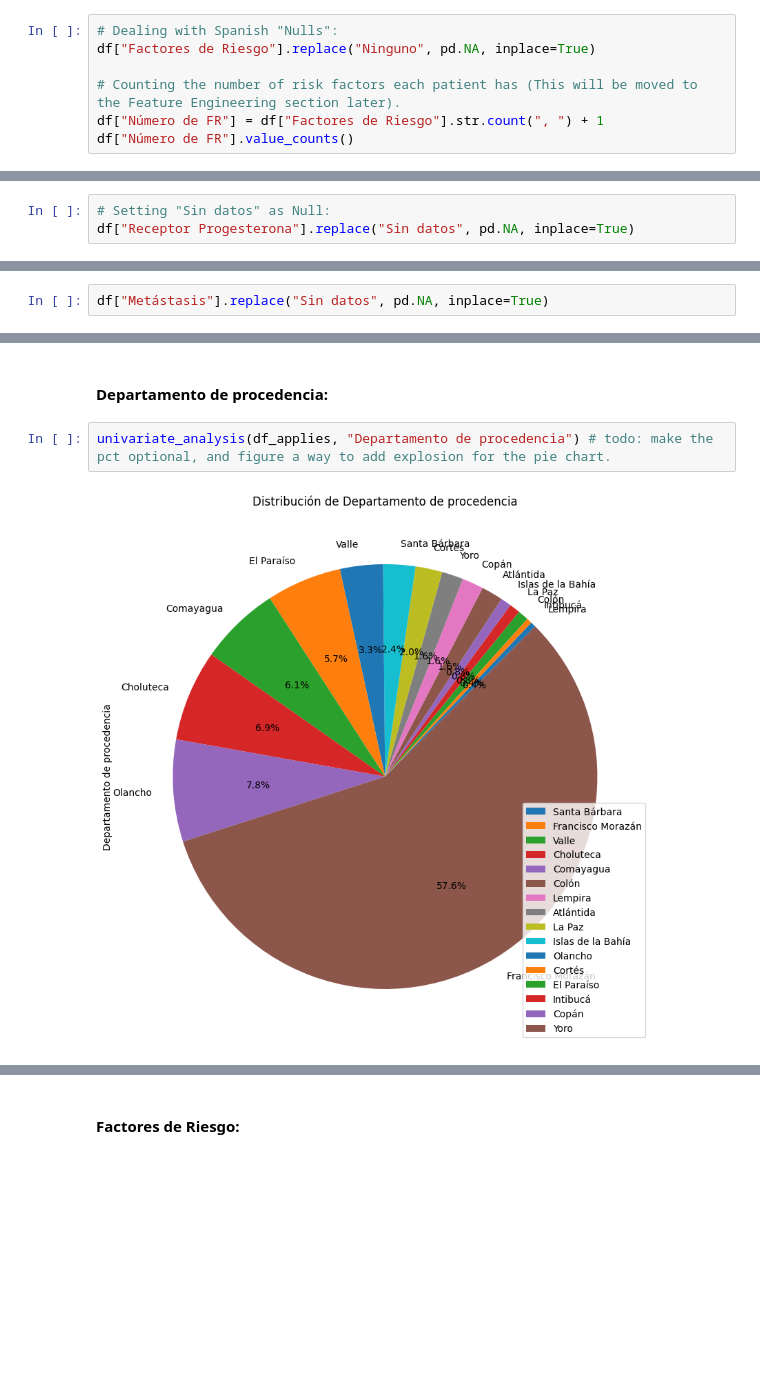
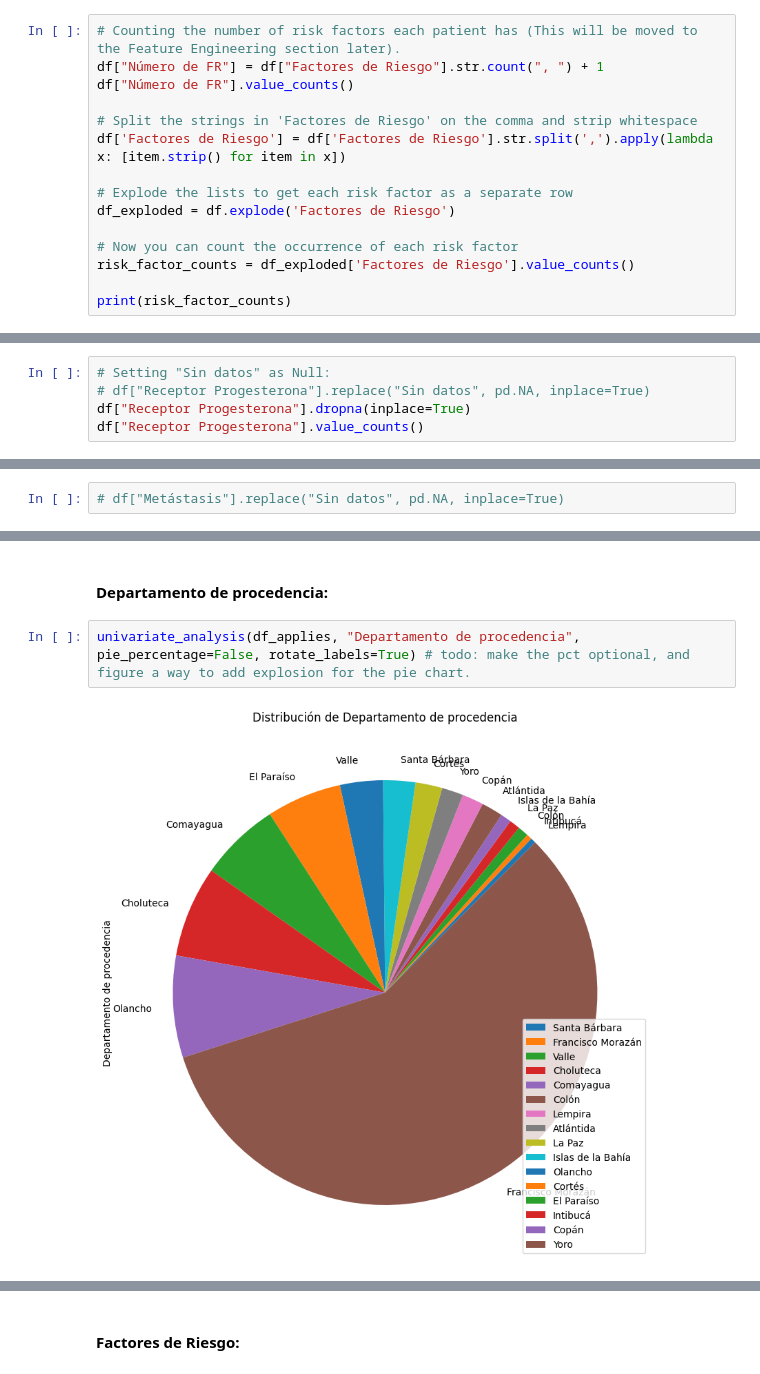
Before and after one commit to slesageq/Survivor_Analysis, a Jupyter notebook: analysis.ipynb, the cells around one changed output, grey strips where cells are left out. Drawn from its saved outputs; the diff is of its cells as text; blank space fills up the shorter version.

```diff
--- a/analysis.ipynb
+++ b/analysis.ipynb
@@ -226,8 +231,16 @@ También podrían ser codificados/vectorizados y guardados en un arreglo de np -
 # %%
-# Dealing with Spanish "Nulls":
-df["Factores de Riesgo"].replace("Ninguno", pd.NA, inplace=True)
-
 # Counting the number of risk factors each patient has (This will be moved to the Feature Engineering section later).
 df["Número de FR"] = df["Factores de Riesgo"].str.count(", ") + 1
 df["Número de FR"].value_counts()
+
+# Split the strings in 'Factores de Riesgo' on the comma and strip whitespace
+df['Factores de Riesgo'] = df['Factores de Riesgo'].str.split(',').apply(lambda x: [item.strip() for item in x])
+
+# Explode the lists to get each risk factor as a separate row
+df_exploded = df.explode('Factores de Riesgo')
+
+# Now you can count the occurrence of each risk factor
+risk_factor_counts = df_exploded['Factores de Riesgo'].value_counts()
+
+print(risk_factor_counts)
 # %% [output]
@@ -295,3 +331,5 @@ Name: Receptor Progesterona, dtype: int64
 # %%
 # Setting "Sin datos" as Null:
-df["Receptor Progesterona"].replace("Sin datos", pd.NA, inplace=True)
+# df["Receptor Progesterona"].replace("Sin datos", pd.NA, inplace=True)
+df["Receptor Progesterona"].dropna(inplace=True)
+df["Receptor Progesterona"].value_counts()
@@ -340,7 +382,7 @@ df["Metástasis"].value_counts()
 Sin datos     37
 Name: Metástasis, dtype: int64
 # %%
-df["Metástasis"].replace("Sin datos", pd.NA, inplace=True)
+# df["Metástasis"].replace("Sin datos", pd.NA, inplace=True)
 # %%
 df["Metástasis"].value_counts(dropna=False)
 # %% [output]
@@ -664,9 +705,9 @@ univariate_analysis(df_applies, "Edad")
 # %% [markdown]
 #### Departamento de procedencia:
 # %%
-univariate_analysis(df_applies, "Departamento de procedencia") # todo: make the pct optional, and figure a way to add explosion for the pie chart.
+univariate_analysis(df_applies, "Departamento de procedencia", pie_percentage=False, rotate_labels=True) # todo: make the pct optional, and figure a way to add explosion for the pie chart.
 # %% [output]
-[figure, old version]
+[figure, new version]
 [figure]
 # %% [markdown]
 #### Factores de Riesgo:
```
Also changed, not shown: parts of 15 cells of this notebook.
